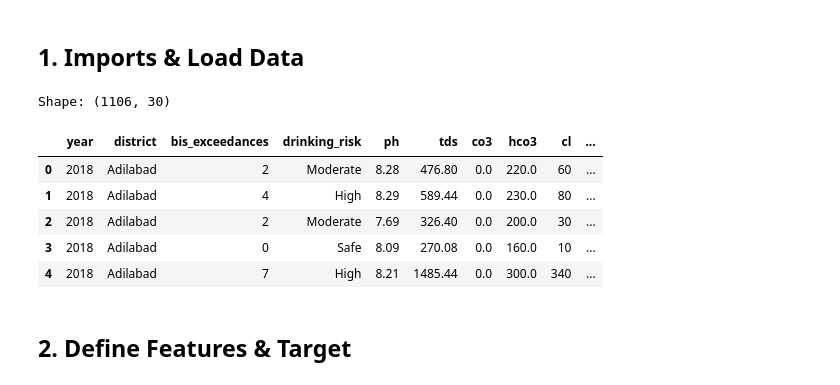
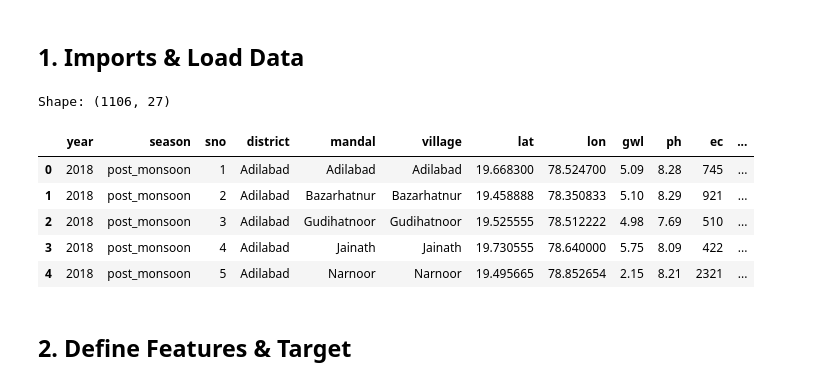
Before and after one commit to yrmfernandez/AquaRisk, a Jupyter notebook: notebooks/03_Irrigation_Classification.ipynb, the cells around one changed output. Cells and saved outputs as stored; diff of their text form; code cells hidden in the pictures.

```diff
--- a/notebooks/03_Irrigation_Classification.ipynb
+++ b/notebooks/03_Irrigation_Classification.ipynb
@@ -53,18 +53,18 @@ RANDOM_STATE = 42
 plt.style.use("ggplot")
 pd.set_option("display.max_columns", None)
 # %%
-df = pd.read_csv("../data/processed/groundwater_ml_ready.csv")
+df = pd.read_csv("../data/processed/groundwater_clean_2018_2020.csv")
 
 print(f"Shape: {df.shape}")
 df.head()
 # %% [output]
-Shape: (1106, 30)
+Shape: (1106, 27)
-|  | year | district | bis_exceedances | drinking_risk | ph | tds | co3 | hco3 | cl | ... |
-| 0 | 2018 | Adilabad | 2 | Moderate | 8.28 | 476.80 | 0.0 | 220.0 | 60 | ... |
-| 1 | 2018 | Adilabad | 4 | High | 8.29 | 589.44 | 0.0 | 230.0 | 80 | ... |
-| 2 | 2018 | Adilabad | 2 | Moderate | 7.69 | 326.40 | 0.0 | 200.0 | 30 | ... |
-| 3 | 2018 | Adilabad | 0 | Safe | 8.09 | 270.08 | 0.0 | 160.0 | 10 | ... |
-| 4 | 2018 | Adilabad | 7 | High | 8.21 | 1485.44 | 0.0 | 300.0 | 340 | ... |
+|  | year | season | sno | district | mandal | village | lat | lon | gwl | ph | ec | ... |
+| 0 | 2018 | post_monsoon | 1 | Adilabad | Adilabad | Adilabad | 19.668300 | 78.524700 | 5.09 | 8.28 | 745 | ... |
+| 1 | 2018 | post_monsoon | 2 | Adilabad | Bazarhatnur | Bazarhatnur | 19.458888 | 78.350833 | 5.10 | 8.29 | 921 | ... |
+| 2 | 2018 | post_monsoon | 3 | Adilabad | Gudihatnoor | Gudihatnoor | 19.525555 | 78.512222 | 4.98 | 7.69 | 510 | ... |
+| 3 | 2018 | post_monsoon | 4 | Adilabad | Jainath | Jainath | 19.730555 | 78.640000 | 5.75 | 8.09 | 422 | ... |
+| 4 | 2018 | post_monsoon | 5 | Adilabad | Narnoor | Narnoor | 19.495665 | 78.852654 | 2.15 | 8.21 | 2321 | ... |
 # %% [markdown]
 ## 2. Define Features & Target
 # %%
```
Also changed, not shown: parts of 16 cells of this notebook, 3 other files.
